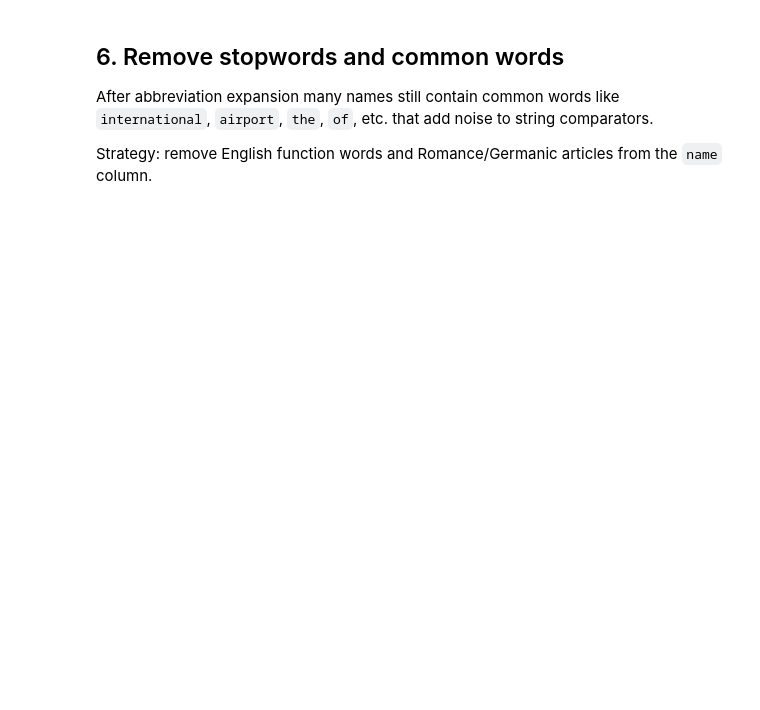
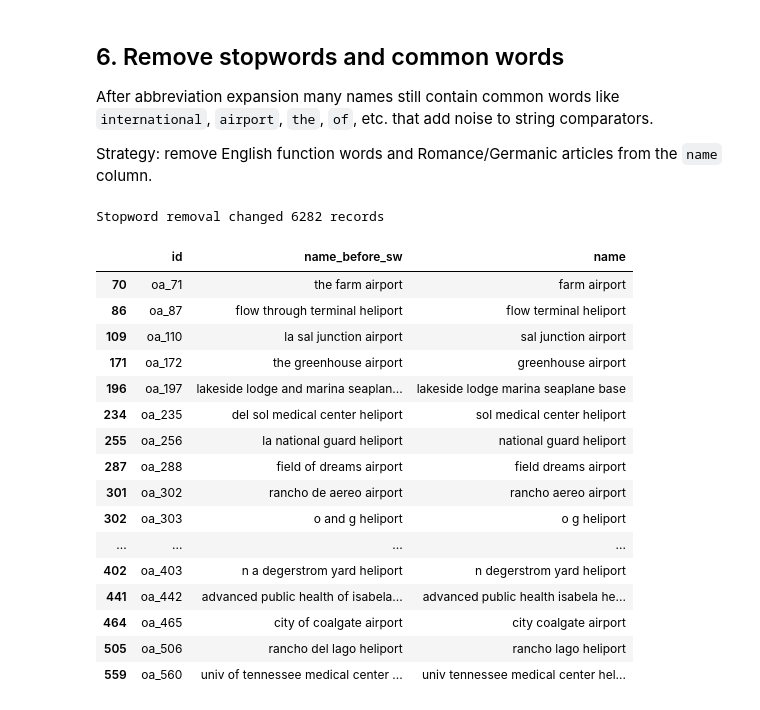
Before and after one commit to Wh4130/Web-Data-Integration-Project, a Jupyter notebook: notebooks/OurAirports/ourairports_normalization.ipynb, the cells around one changed output. Cells and saved outputs as stored; diff of their text form; code cells hidden in the pictures; blank space fills up the shorter version.

```diff
--- a/notebooks/OurAirports/ourairports_normalization.ipynb
+++ b/notebooks/OurAirports/ourairports_normalization.ipynb
@@ -23,3 +94,16 @@ Removes: commas, dots, parentheses, `'`, `"`, hyphens (kept as space), and other
 ## 2. Strip spaces
 
 Remove leading/trailing whitespace and collapse multiple internal spaces.
+# %%
+MULTI_SPACE = re.compile(r"\s+")
+
+def strip_spaces(text):
+    if not isinstance(text, str):
+        return text
+    return MULTI_SPACE.sub(" ", text).strip()
+
+for col in STRING_COLS:
+    df[col] = df[col].apply(strip_spaces)
+
+print("Sample after step 2:")
+df[["id", "name", "city"]].head(10)
@@ -53,4 +275,62 @@ Expansion is applied as **whole-word** substitution (word boundaries `\b`) to av
 After abbreviation expansion many names still contain common words like `international`, `airport`, `the`, `of`, etc. that add noise to string comparators.
 
 Strategy: remove English function words and Romance/Germanic articles from the `name` column.
+# %%
+# Common English function words (equivalent to sklearn's ENGLISH_STOP_WORDS subset)
+# Defined inline to avoid importing sklearn/scipy (binary incompatibility on some macOS builds)
+ENGLISH_STOP_WORDS = frozenset([
+    "a", "an", "the", "and", "or", "but", "if", "in", "on", "at", "to",
+    "of", "for", "by", "with", "as", "is", "it", "its", "be", "are", "was",
+    "were", "been", "have", "has", "had", "do", "does", "did", "not", "no",
+    "nor", "so", "yet", "both", "either", "neither", "than", "that", "this",
+    "these", "those", "which", "who", "whom", "when", "where", "how", "all",
+    "each", "every", "any", "some", "such", "from", "into", "through",
+    "during", "before", "after", "above", "below", "between", "out", "off",
+    "over", "under", "again", "further", "then", "once", "there", "here",
+])
+
+# Extended with Romance/Germanic articles & prepositions
+STOPWORDS = ENGLISH_STOP_WORDS | {
+    "de", "la", "le", "el", "al", "del", "des", "les", "du", "da", "di", "der", "das",
+}
+
+STOPWORD_PATTERN = re.compile(
+    r"\b(" + "|".join(re.escape(w) for w in sorted(STOPWORDS, key=len, reverse=True)) + r")\b"
+)
+
+def remove_stopwords(text):
+    if not isinstance(text, str):
+        return text
+    text = STOPWORD_PATTERN.sub("", text)
+    return strip_spaces(text)
+
+# Keep original name before stopword removal for inspection
+df["name_before_sw"] = df["name"].copy()
+df["name"] = df["name"].apply(remove_stopwords)
+
+is_changed = df["name"].notna() & (df["name"] != df["name_before_sw"])
+changed = df[is_changed][["id", "name_before_sw", "name"]].head(20)
+print(f"Stopword removal changed {is_changed.sum()} records")
+display(changed)
+
+df.drop(columns=["name_before_sw"], inplace=True)
+# %% [output]
+Stopword removal changed 6282 records
+|  | id | name_before_sw | name |
+| 70 | oa_71 | the farm airport | farm airport |
+| 86 | oa_87 | flow through terminal heliport | flow terminal heliport |
+| 109 | oa_110 | la sal junction airport | sal junction airport |
+| 171 | oa_172 | the greenhouse airport | greenhouse airport |
+| 196 | oa_197 | lakeside lodge and marina seaplan... | lakeside lodge marina seaplane base |
+| 234 | oa_235 | del sol medical center heliport | sol medical center heliport |
+| 255 | oa_256 | la national guard heliport | national guard heliport |
+| 287 | oa_288 | field of dreams airport | field dreams airport |
+| 301 | oa_302 | rancho de aereo airport | rancho aereo airport |
+| 302 | oa_303 | o and g heliport | o g heliport |
+| ... | ... | ... | ... |
+| 402 | oa_403 | n a degerstrom yard heliport | n degerstrom yard heliport |
+| 441 | oa_442 | advanced public health of isabela... | advanced public health isabela he... |
+| 464 | oa_465 | city of coalgate airport | city coalgate airport |
+| 505 | oa_506 | rancho del lago heliport | rancho lago heliport |
+| 559 | oa_560 | univ of tennessee medical center ... | univ tennessee medical center hel... |
 # %% [markdown]
```
Also changed, not shown: parts of 13 cells of this notebook, 1 other file.
